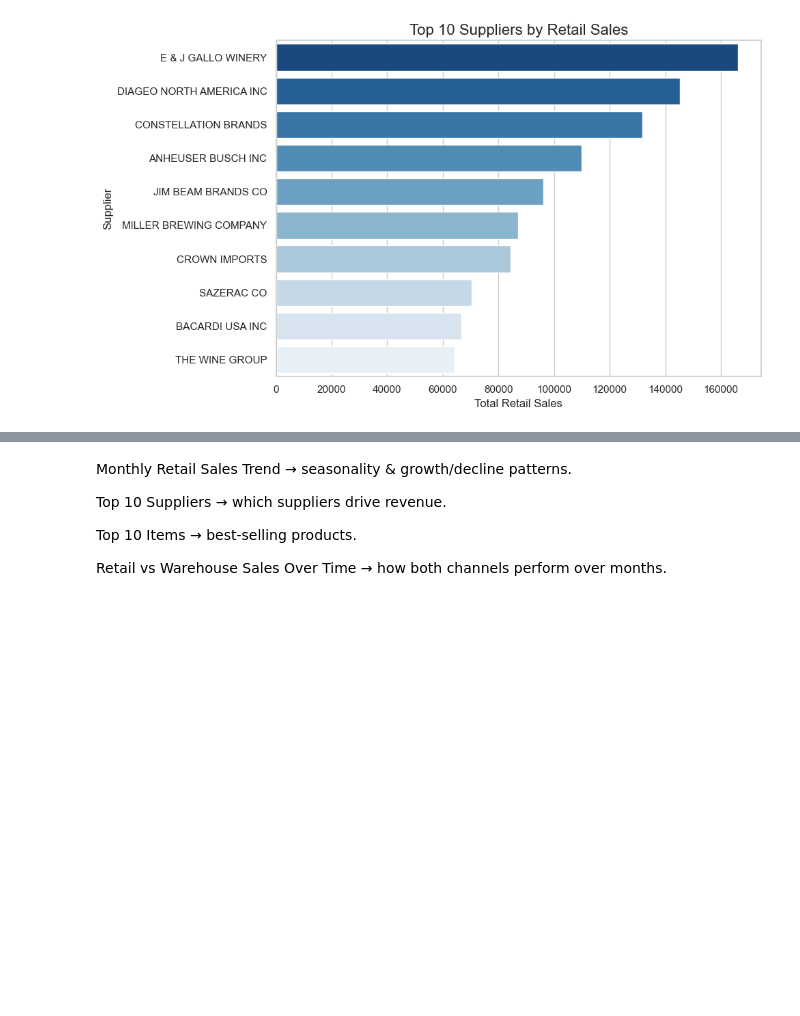
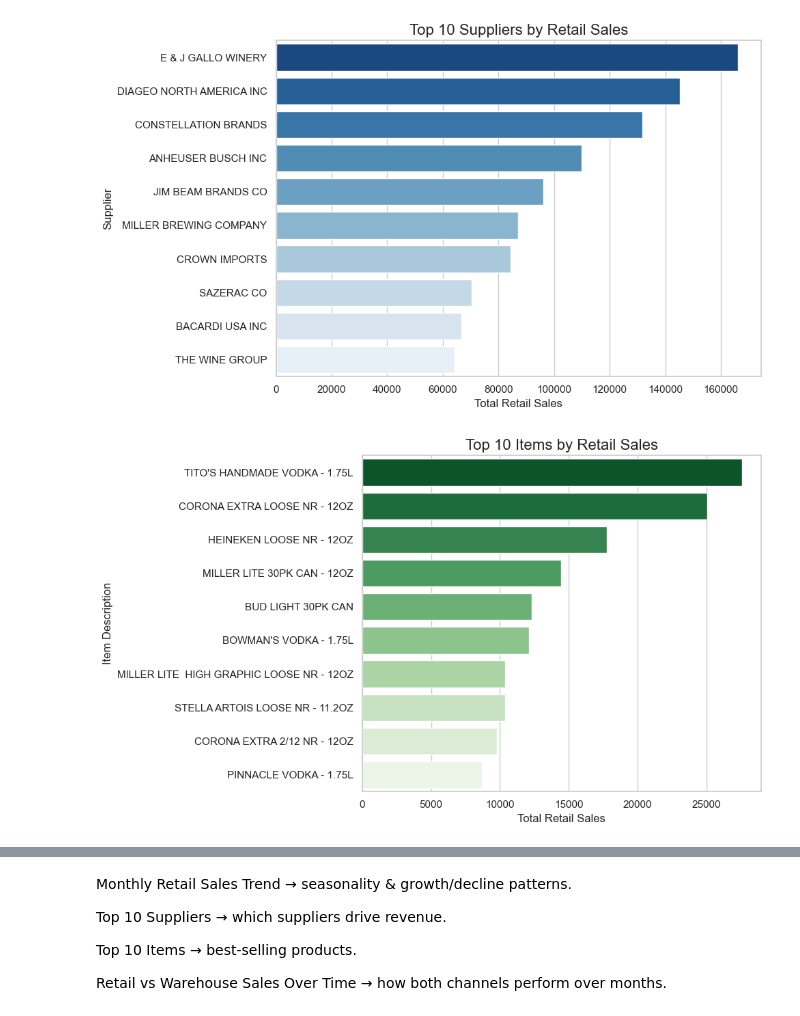
Before and after one commit to padmabhushanpagare/python-streamlit-sales-performance-dashboard, a Jupyter notebook: sales_performance_dashboard_EDA.ipynb, the cells around one changed output, grey strips where cells are left out. Cells and saved outputs as stored; diff of their text form; code cells hidden in the pictures; blank space fills up the shorter version.

```diff
--- a/sales_performance_dashboard_EDA.ipynb
+++ b/sales_performance_dashboard_EDA.ipynb
@@ -239,27 +241,33 @@ plt.show()
 # %% [output]
 [figure]
 # %%
-# Optimize groupby with nlargest to avoid sorting entire column
+# Top 10 Items by retail sales
+
+# Ensure ITEM_DESCRIPTION is string
+df['ITEM_DESCRIPTION']= df['ITEM_DESCRIPTION'].astype(str)
+
 top_items = (
     df.groupby('ITEM_DESCRIPTION', as_index=False)['RETAIL_SALES']
       .sum()
       .nlargest(10, 'RETAIL_SALES')
 )
 
 # Plot
 plt.figure(figsize=(10,6))
 sns.barplot(
     data=top_items,
     x='RETAIL_SALES',
     y='ITEM_DESCRIPTION',
     palette='Greens_r'
 )
 plt.title('Top 10 Items by Retail Sales', fontsize=16)
 plt.xlabel('Total Retail Sales')
 plt.ylabel('Item Description')
 plt.tight_layout()
 plt.savefig('visuals/top_items.png', dpi=300)
 plt.show()
+# %% [output]
+[figure, added]
 # %%
 # 4. Retail vs Warehouse Sales Over Time
 
```
Also changed, not shown: parts of 2 cells of this notebook, 5 other files.
